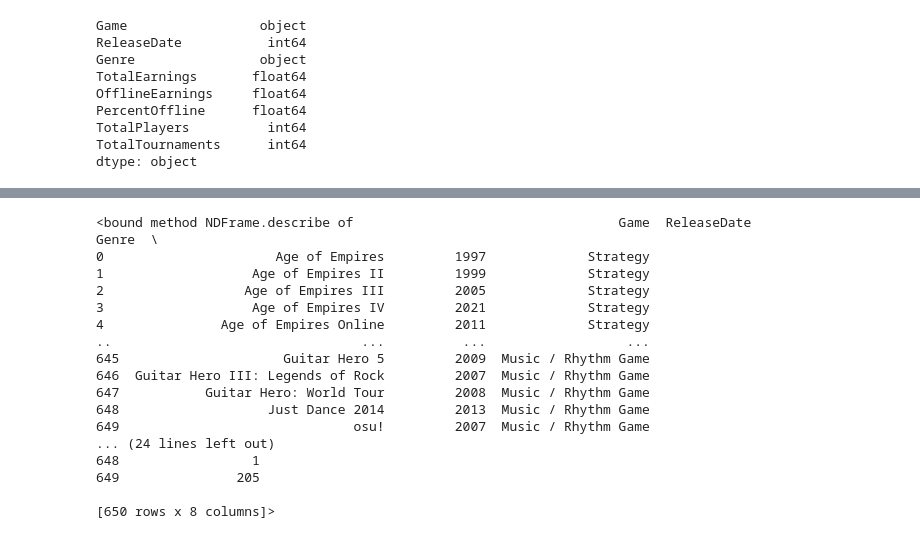
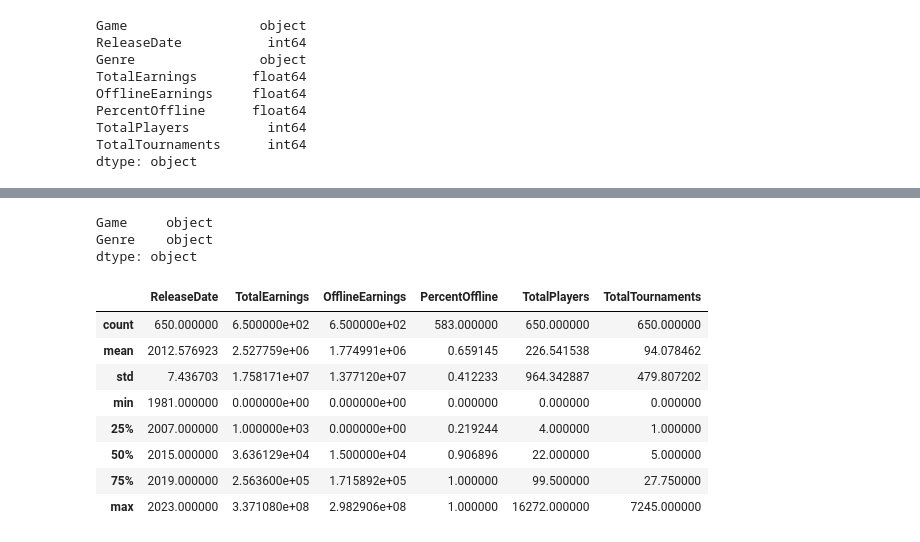
Before and after one commit to omkarpattnaik8080/Pandas, a Jupyter notebook: Pandas02.ipynb, the cells around one changed output, grey strips where cells are left out. Cells and saved outputs as stored; diff of their text form; code cells hidden in the pictures.

```diff
--- a/Pandas02.ipynb
+++ b/Pandas02.ipynb
@@ -3,7 +3,7 @@
 # %%
 import pandas as pd
 # %%
-df=pd.read_csv("esports01.csv")
+df=pd.read_csv("GeneralEsportData.csv")
 # %%
 df.head()
 # %% [output]
@@ -43,20 +67,18 @@ dtype: object
+# %%
+df.dtypes[df.dtypes=="object"]
+# %% [output]
+Game     object
+Genre    object
+dtype: object
 # %%
-df.describe
+df.describe()
 # %% [output]
-<bound method NDFrame.describe of                                  Game  ReleaseDate                Genre  \
-0                      Age of Empires         1997             Strategy
-1                   Age of Empires II         1999             Strategy
-2                  Age of Empires III         2005             Strategy
-3                   Age of Empires IV         2021             Strategy
-4               Age of Empires Online         2011             Strategy
-..                                ...          ...                  ...
-645                     Guitar Hero 5         2009  Music / Rhythm Game
-646  Guitar Hero III: Legends of Rock         2007  Music / Rhythm Game
-647           Guitar Hero: World Tour         2008  Music / Rhythm Game
-648                   Just Dance 2014         2013  Music / Rhythm Game
-649                              osu!         2007  Music / Rhythm Game
-... (24 lines left out)
-648                 1
-649               205
-
-[650 rows x 8 columns]>
+|  | ReleaseDate | TotalEarnings | OfflineEarnings | PercentOffline | TotalPlayers | TotalTournaments |
+| count | 650.000000 | 6.500000e+02 | 6.500000e+02 | 583.000000 | 650.000000 | 650.000000 |
+| mean | 2012.576923 | 2.527759e+06 | 1.774991e+06 | 0.659145 | 226.541538 | 94.078462 |
+| std | 7.436703 | 1.758171e+07 | 1.377120e+07 | 0.412233 | 964.342887 | 479.807202 |
+| min | 1981.000000 | 0.000000e+00 | 0.000000e+00 | 0.000000 | 0.000000 | 0.000000 |
+| 25% | 2007.000000 | 1.000000e+03 | 0.000000e+00 | 0.219244 | 4.000000 | 1.000000 |
+| 50% | 2015.000000 | 3.636129e+04 | 1.500000e+04 | 0.906896 | 22.000000 | 5.000000 |
+| 75% | 2019.000000 | 2.563600e+05 | 1.715892e+05 | 1.000000 | 99.500000 | 27.750000 |
+| max | 2023.000000 | 3.371080e+08 | 2.982906e+08 | 1.000000 | 16272.000000 | 7245.000000 |
```
Also changed, not shown: parts of 6 cells of this notebook.
